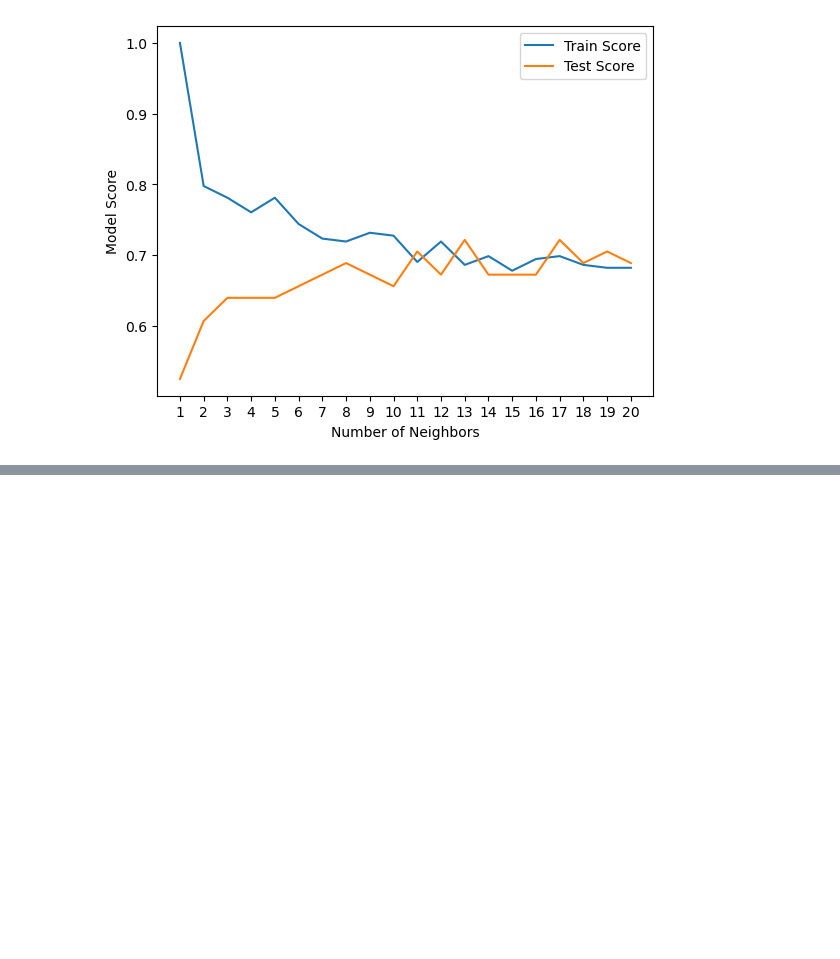
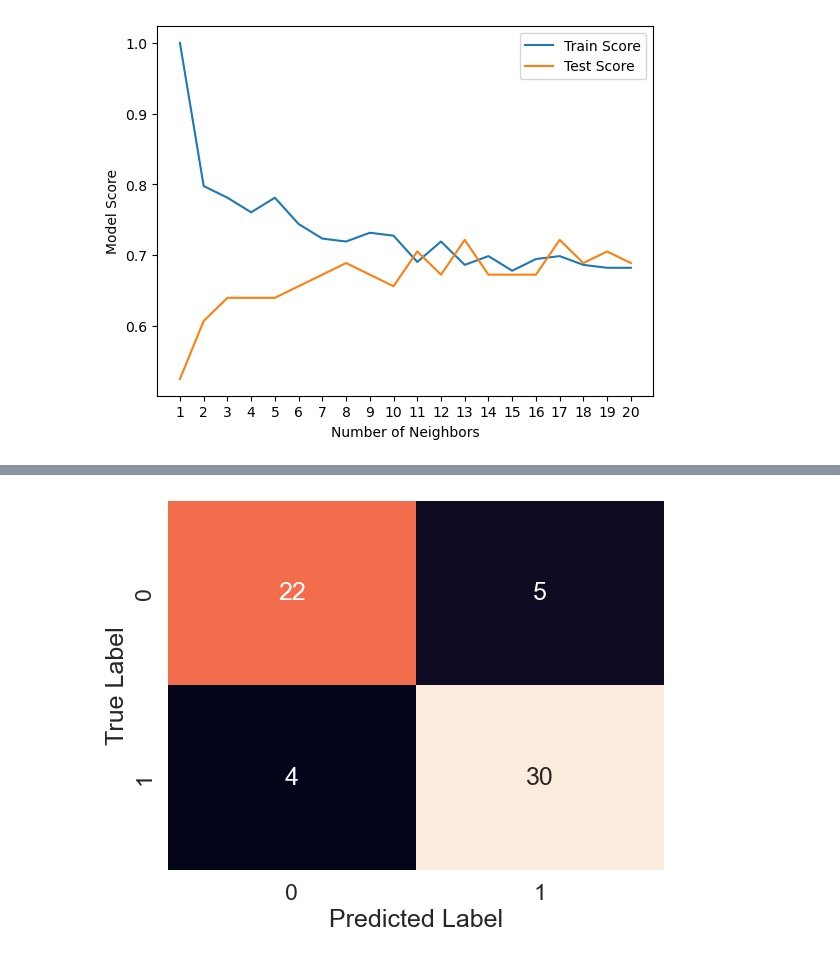
Before and after one commit to dnhan1707/heart_disease_prediction_proj, a Jupyter notebook: heart_prediction_model.ipynb, the cells around one changed output, grey strips where cells are left out. Drawn from its saved outputs; the diff is of its cells as text; code cells hidden in the pictures; blank space fills up the shorter version.

```diff
--- a/heart_prediction_model.ipynb
+++ b/heart_prediction_model.ipynb
@@ -450,0 +611,14 @@ Max KNN score on test data 72.13%
+# %%
+sns.set(font_scale = 1.5)
+
+def plot_conf_mat(y_test, y_preds):
+    fig, ax = plt.subplots()
+    ax = sns.heatmap(confusion_matrix(y_test, y_preds),
+                     annot=True,
+                     cbar=False)
+    plt.xlabel('Predicted Label')
+    plt.ylabel('True Label')
+
+plot_conf_mat(y_test, y_preds)
+# %% [output]
+[figure, added]
```
Also changed, not shown: parts of 32 cells of this notebook.
